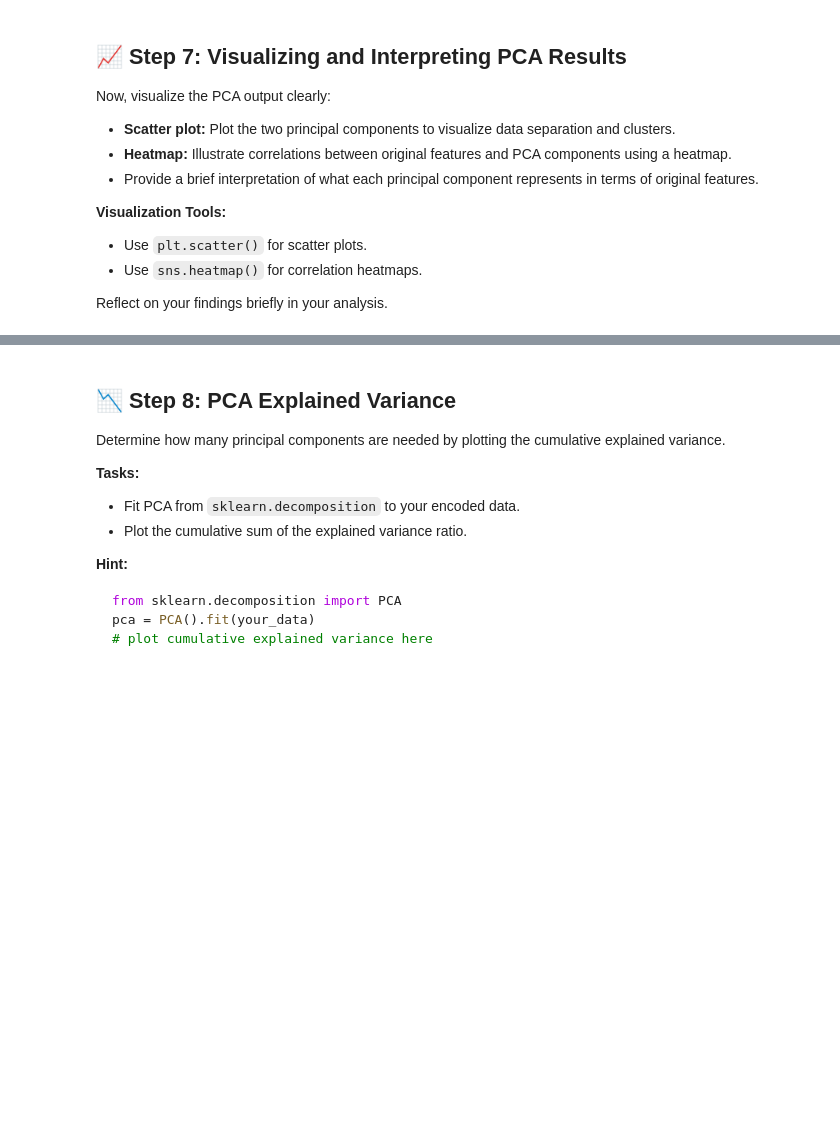
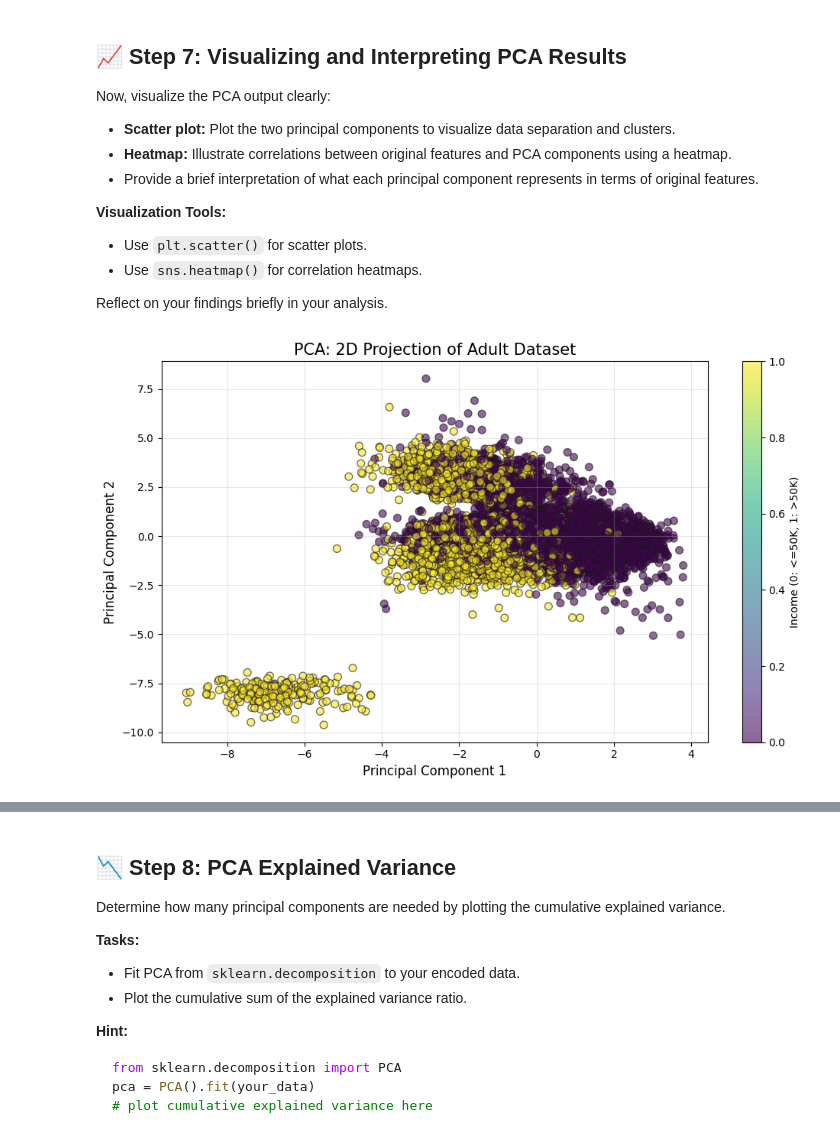
Before and after one commit to wasiqbarat/Data-Mining-Project-Principal-Component-Analysis-PCA-on-the-Adult-Dataset, a Jupyter notebook: PCA.ipynb, the cells around one changed output, grey strips where cells are left out. Cells and saved outputs as stored; diff of their text form; code cells hidden in the pictures; blank space fills up the shorter version.

````diff
--- a/PCA.ipynb
+++ b/PCA.ipynb
@@ -118,3 +211,19 @@ df_encoded.head()
 ```
 # %%
 # Write your code here
+
+# Identify categorical and numerical columns
+categorical_columns = ['workclass', 'education', 'marital-status', 'occupation',
+                      'relationship', 'race', 'gender', 'native-country', 'income']
+numerical_columns = ['age', 'fnlwgt', 'educational-num', 'capital-gain', 'capital-loss', 'hours-per-week']
+
+# One-hot encode categorical variables
+df_encoded = pd.get_dummies(df, columns=categorical_columns)
+
+# Normalize numerical features
+scaler = StandardScaler()
+df_encoded[numerical_columns] = scaler.fit_transform(df_encoded[numerical_columns])
+
+# Display the first 5 rows of the transformed dataset
+print("First 5 rows of encoded and normalized dataset:")
+df_encoded.head()
@@ -161,3 +364,79 @@ Now, visualize the PCA output clearly:
 Reflect on your findings briefly in your analysis.
 # %%
 # Write your code here
+
+# Identify categorical and numerical columns
+categorical_columns = ['workclass', 'education', 'marital-status', 'occupation',
+                      'relationship', 'race', 'gender', 'native-country', 'income']
+numerical_columns = ['age', 'fnlwgt', 'educational-num', 'capital-gain', 'capital-loss', 'hours-per-week']
+pca_df = pd.DataFrame(pca_result, columns=['PC1', 'PC2'])
+pca_df['income_numeric'] = df['income'].map({'<=50K': 0, '>50K': 1})
+pca_df['income'] = df['income']  # Keep original values too
+
+# Use a valid matplotlib style
+# In newer versions of matplotlib, 'seaborn' was renamed to 'seaborn-v0_8'
+# Try setting a more basic style that should work in all versions
+plt.style.use('default')  # Using default style instead of 'seaborn'
+
+# 1. Create a scatter plot of the two principal components
+plt.figure(figsize=(10, 6))
+scatter = plt.scatter(pca_df['PC1'], pca_df['PC2'], c=pca_df['income_numeric'],
+                     alpha=0.6, cmap='viridis', edgecolor='k', s=50)
+plt.title('PCA: 2D Projection of Adult Dataset', fontsize=15)
+plt.xlabel('Principal Component 1', fontsize=12)
+plt.ylabel('Principal Component 2', fontsize=12)
+plt.colorbar(scatter, label='Income (0: <=50K, 1: >50K)')
+plt.grid(True, alpha=0.3)
+plt.tight_layout()
+plt.show()
+
+# 2. Create a heatmap showing correlations between original features and PCA components
+# Calculate the correlation between original features and principal components
+correlation_matrix = np.zeros((len(numerical_columns), 2))
+
+# For each feature and principal component, calculate correlation
+for i, feature in enumerate(numerical_columns):
+    for j in range(2):  # Two principal components
+        # Use explicit conversion to ensure numpy can calculate correlation
+        feature_data = df_encoded[feature].values
+        pc_data = pca_df[f'PC{j+1}'].values
+        correlation_matrix[i, j] = np.corrcoef(feature_data, pc_data)[0, 1]
+
+# Create a DataFrame for the correlation matrix
+corr_df = pd.DataFrame(correlation_matrix,
+                      index=numerical_columns,
+                      columns=['PC1', 'PC2'])
+
+# Plot the heatmap
+plt.figure(figsize=(10, 8))
+sns.heatmap(corr_df, annot=True, cmap='coolwarm', vmin=-1, vmax=1,
+           linewidths=0.5, cbar_kws={"shrink": 0.8})
+plt.title('Correlation between Original Features and Principal Components', fontsize=15)
+plt.tight_layout()
+plt.show()
+
+# 3. Interpretation of principal components
+print("Interpretation of Principal Components:\n")
+print("Principal Component 1 (PC1) represents:")
+# Find features with high correlation (positive or negative) with PC1
+pc1_features = corr_df['PC1'].abs().sort_values(ascending=False)
+for feature in pc1_features.index:
+    corr = pc1_features[feature]
+    if corr > 0.3:  # Only show major contributors
+        direction = "positively" if corr_df.loc[feature, 'PC1'] > 0 else "negatively"
+        print(f"- {feature}: {direction} correlated (correlation: {corr_df.loc[feature, 'PC1']:.2f})")
+
+print("\nPrincipal Component 2 (PC2) represents:")
+pc2_features = corr_df['PC2'].abs().sort_values(ascending=False)
+for feature in pc2_features.index:
+    corr = pc2_features[feature]
+    if corr > 0.3:  # Only show major contributors
+        direction = "positively" if corr_df.loc[feature, 'PC2'] > 0 else "negatively"
+        print(f"- {feature}: {direction} correlated (correlation: {corr_df.loc[feature, 'PC2']:.2f})")
+
+print("\nSummary of PCA Results:")
+print(f"- PC1 explains {pca_info['explained_variance_ratio'][0]*100:.2f}% of the total variance")
+print(f"- PC2 explains {pca_info['explained_variance_ratio'][1]*100:.2f}% of the total variance")
+print(f"- Together, they explain {(pca_info['explained_variance_ratio'][0] + pca_info['explained_variance_ratio'][1])*100:.2f}% of the total variance")
+# %% [output]
+[figure, added]
````
Also changed, not shown: parts of 8 cells of this notebook.
